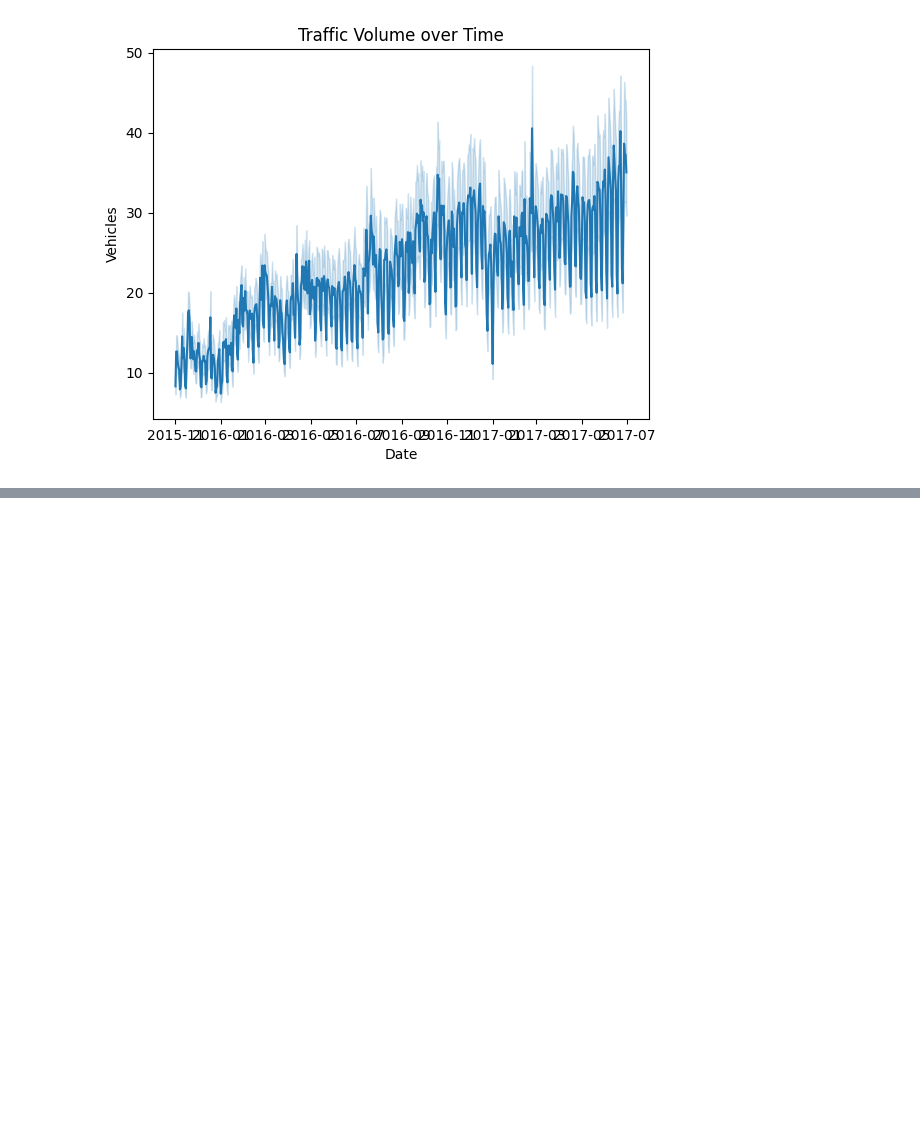
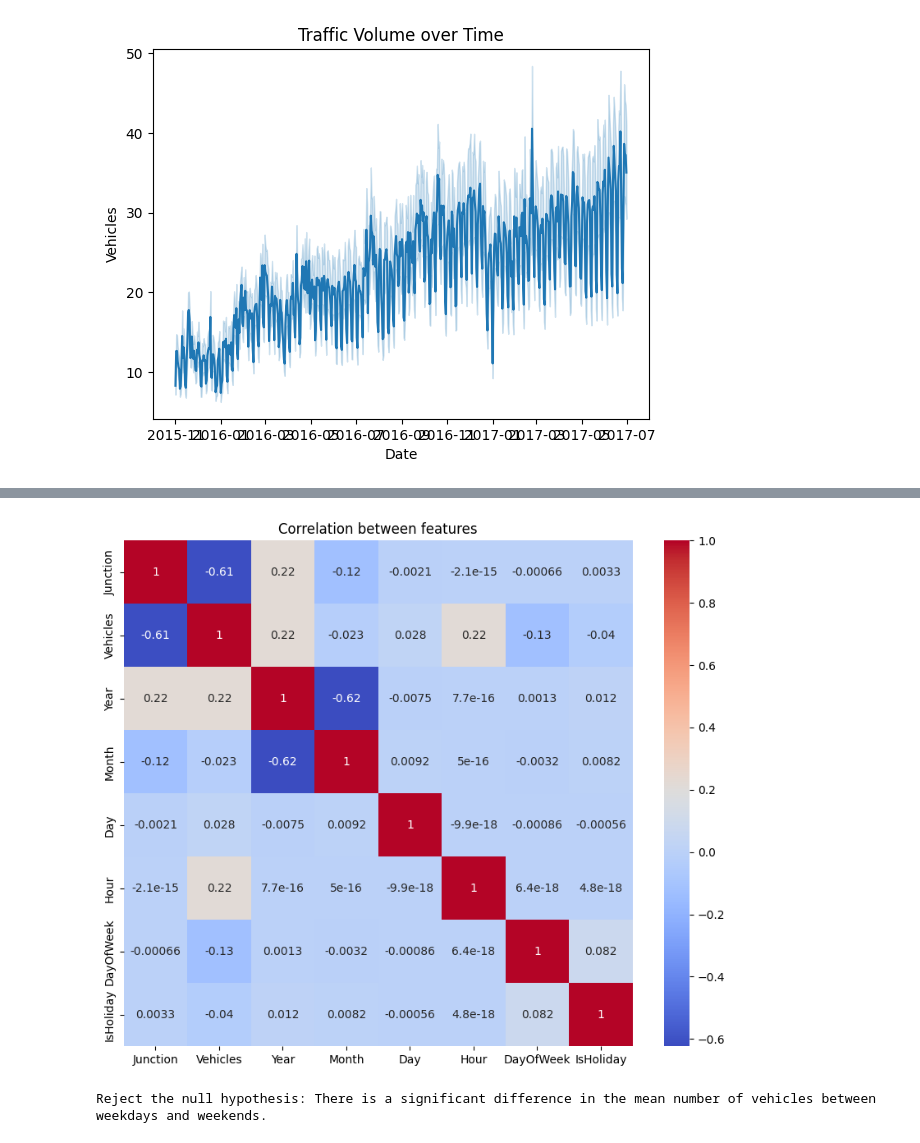
Before and after one commit to sagarhv001/smart_city, a Jupyter notebook: smart_city_project.ipynb, the cells around one changed output, grey strips where cells are left out. Cells and saved outputs as stored; diff of their text form; code cells hidden in the pictures; blank space fills up the shorter version.

```diff
--- a/smart_city_project.ipynb
+++ b/smart_city_project.ipynb
@@ -298,0 +162,32 @@ plt.show()
+# %%
+plt.figure(figsize=(10, 8))
+sns.heatmap(dataset2.corr(numeric_only=True), annot=True, cmap='coolwarm')
+plt.title("Correlation between features")
+plt.show()
+# %% [output]
+[figure, added]
+# %%
+
+from scipy import stats
+
+
+null_hypothesis = "There is no significant difference in the mean number of vehicles between weekdays and weekends."
+alternative_hypothesis = "There is a significant difference in the mean number of vehicles between weekdays and weekends."
+
+# Extract weekdays and weekends from the dataset
+weekdays = dataset2[dataset2['DayOfWeek'].isin([0, 1, 2, 3, 4])]
+weekends = dataset2[dataset2['DayOfWeek'].isin([5, 6])]
+
+# Perform the t-test
+t_statistic, p_value = stats.ttest_ind(weekdays['Vehicles'], weekends['Vehicles'])
+
+# Set the significance level
+alpha = 0.05
+
+# Compare the p-value with the significance level
+if p_value < alpha:
+    print("Reject the null hypothesis:", alternative_hypothesis)
+else:
+    print("Fail to reject the null hypothesis:", null_hypothesis)
+# %% [output]
+Reject the null hypothesis: There is a significant difference in the mean number of vehicles between weekdays and weekends.
```
Also changed, not shown: parts of 28 cells of this notebook.
